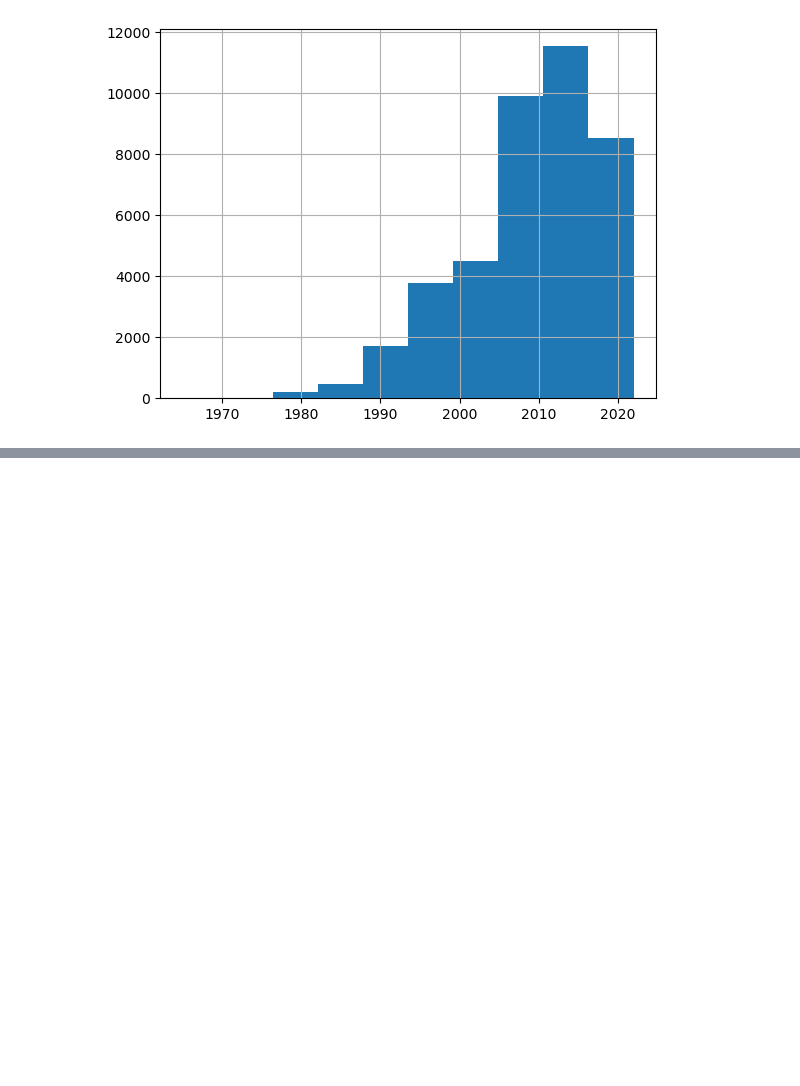
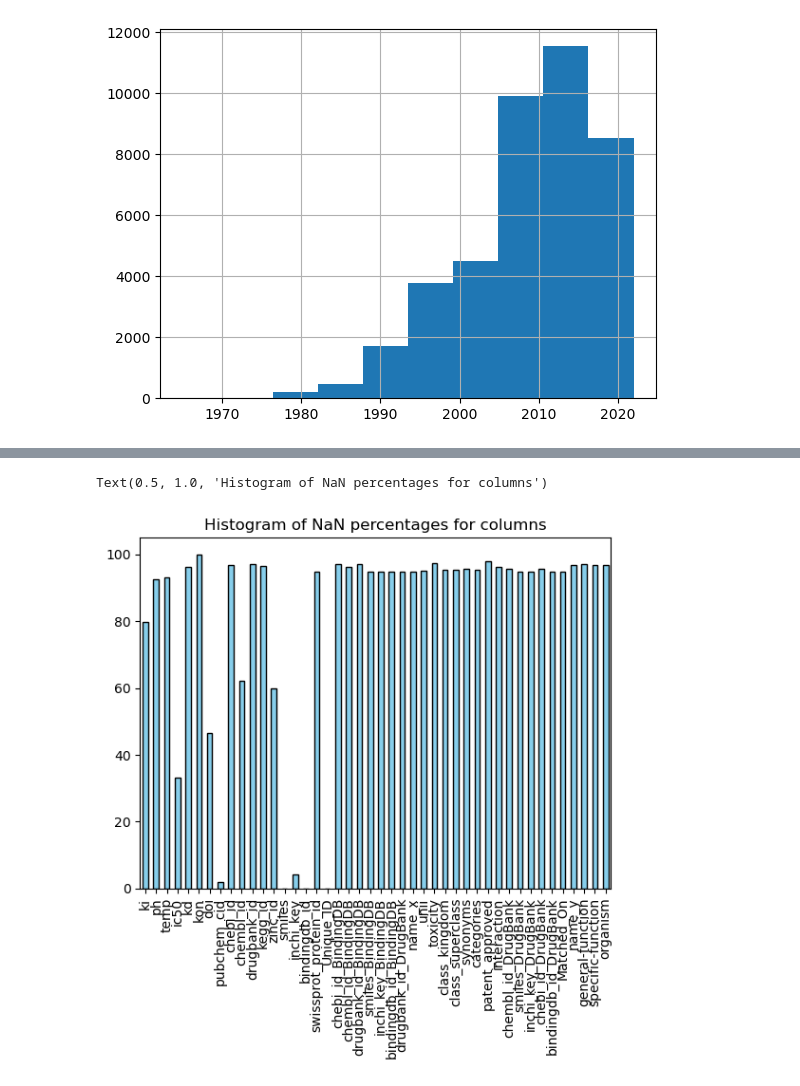
Before and after one commit to matheogodenzi/HyperBabbage, a Jupyter notebook: preprocessing.ipynb, the cells around one changed output, grey strips where cells are left out. Drawn from its saved outputs; the diff is of its cells as text; code cells hidden in the pictures; blank space fills up the shorter version.

```diff
--- a/preprocessing.ipynb
+++ b/preprocessing.ipynb
@@ -345,0 +545,7 @@ df_dois['year'].hist()
+# %%
+nan_counts_per_col = merged_df.isna().mean(axis=0)*100
+nan_counts_per_col.plot(kind='bar', color='skyblue', edgecolor='black')
+plt.title("Histogram of NaN percentages for columns")
+# %% [output]
+Text(0.5, 1.0, 'Histogram of NaN percentages for columns')
+[figure, added]
```
Also changed, not shown: parts of 28 cells of this notebook.
